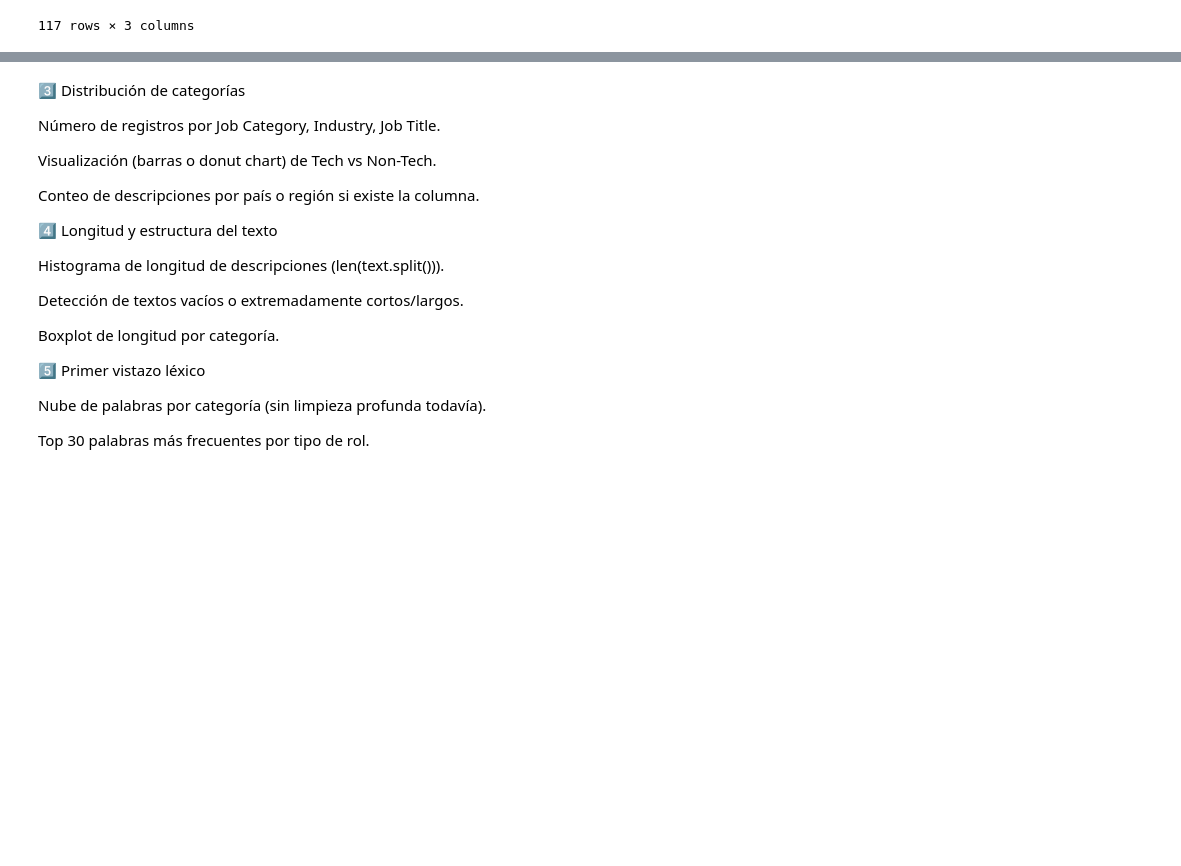
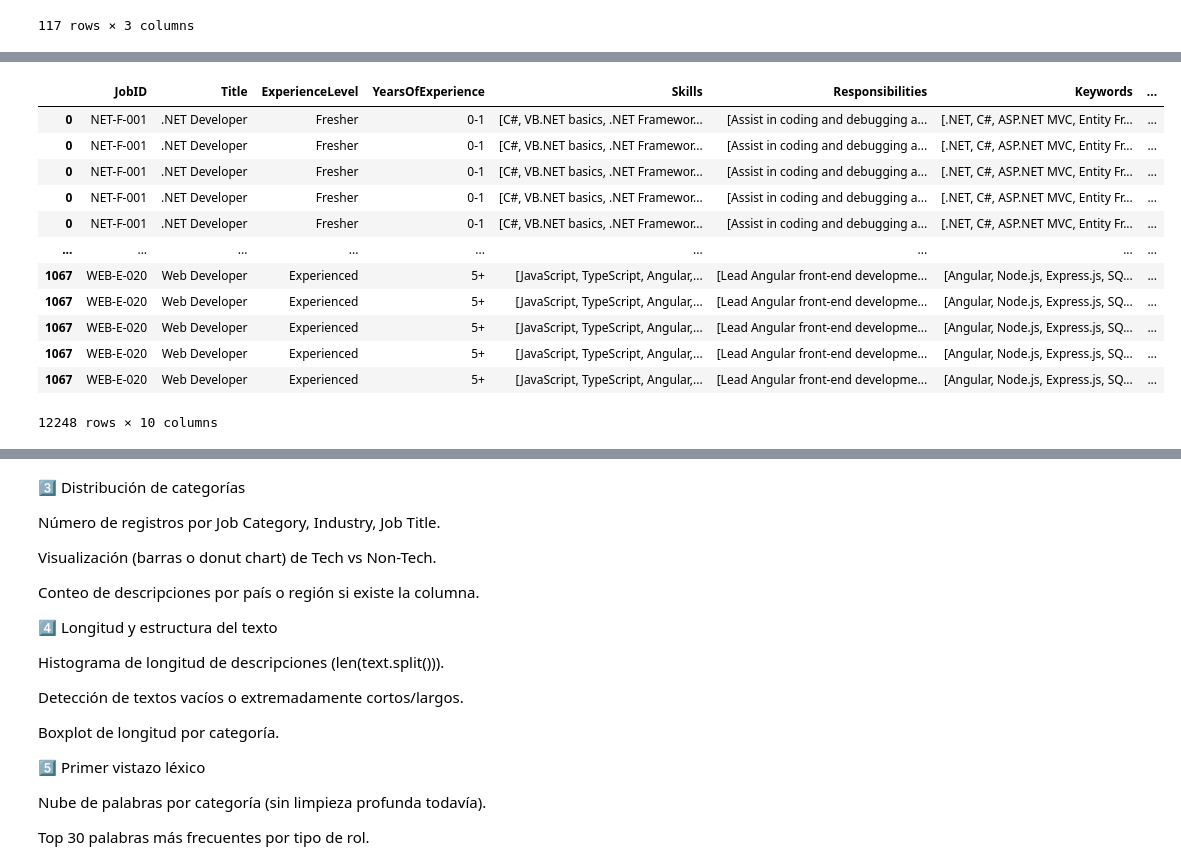
Before and after one commit to Laura-Alonso/Job_Descriptions_2025_NPL, a Jupyter notebook: src/01_exploration.ipynb, the cells around one changed output, grey strips where cells are left out. Cells and saved outputs as stored; diff of their text form; code cells hidden in the pictures; blank space fills up the shorter version.

Commit message:
EDA Skills in progress

```diff
--- a/src/01_exploration.ipynb
+++ b/src/01_exploration.ipynb
@@ -251,0 +244,9 @@ plt.show()
+# %%
+# Group Mid and Mid-Senior (rewritting ExperienceLevel_clean values)
+df_raw["ExperienceLevel_clean"] = (
+    df_raw["ExperienceLevel_clean"]
+    .replace({"Mid-Senior": "Mid"})
+)
+
+# Print final labels
+print(f'Final labels: {df_raw["ExperienceLevel_clean"].unique()}')
@@ -253,0 +267,29 @@ Now is easier explore
+# %%
+# Prepare data.
+
+## Transform thee skill column into a list
+df_raw["Skills_list"] = df_raw["Skills"].apply(
+    lambda x: ast.literal_eval(x) if isinstance(x, str) else x
+)
+
+## Create a skill table as a copy of the original data but with as much rows as the skills and jobs
+df_skills = df_raw.explode("Skills_list").copy()
+df_skills.rename(columns={"Skills_list": "Skill"}, inplace=True)
+df_skills["Skill"] = df_skills["Skill"].str.strip()
+
+# Results
+df_skills
+# %% [output]
+|  | JobID | Title | ExperienceLevel | YearsOfExperience | Skills | Responsibilities | Keywords | ... |
+| 0 | NET-F-001 | .NET Developer | Fresher | 0-1 | [C#, VB.NET basics, .NET Framewor... | [Assist in coding and debugging a... | [.NET, C#, ASP.NET MVC, Entity Fr... | ... |
+| 0 | NET-F-001 | .NET Developer | Fresher | 0-1 | [C#, VB.NET basics, .NET Framewor... | [Assist in coding and debugging a... | [.NET, C#, ASP.NET MVC, Entity Fr... | ... |
+| 0 | NET-F-001 | .NET Developer | Fresher | 0-1 | [C#, VB.NET basics, .NET Framewor... | [Assist in coding and debugging a... | [.NET, C#, ASP.NET MVC, Entity Fr... | ... |
+| 0 | NET-F-001 | .NET Developer | Fresher | 0-1 | [C#, VB.NET basics, .NET Framewor... | [Assist in coding and debugging a... | [.NET, C#, ASP.NET MVC, Entity Fr... | ... |
+| 0 | NET-F-001 | .NET Developer | Fresher | 0-1 | [C#, VB.NET basics, .NET Framewor... | [Assist in coding and debugging a... | [.NET, C#, ASP.NET MVC, Entity Fr... | ... |
+| ... | ... | ... | ... | ... | ... | ... | ... | ... |
+| 1067 | WEB-E-020 | Web Developer | Experienced | 5+ | [JavaScript, TypeScript, Angular,... | [Lead Angular front-end developme... | [Angular, Node.js, Express.js, SQ... | ... |
+| 1067 | WEB-E-020 | Web Developer | Experienced | 5+ | [JavaScript, TypeScript, Angular,... | [Lead Angular front-end developme... | [Angular, Node.js, Express.js, SQ... | ... |
+| 1067 | WEB-E-020 | Web Developer | Experienced | 5+ | [JavaScript, TypeScript, Angular,... | [Lead Angular front-end developme... | [Angular, Node.js, Express.js, SQ... | ... |
+| 1067 | WEB-E-020 | Web Developer | Experienced | 5+ | [JavaScript, TypeScript, Angular,... | [Lead Angular front-end developme... | [Angular, Node.js, Express.js, SQ... | ... |
+| 1067 | WEB-E-020 | Web Developer | Experienced | 5+ | [JavaScript, TypeScript, Angular,... | [Lead Angular front-end developme... | [Angular, Node.js, Express.js, SQ... | ... |
+12248 rows × 10 columns
```
Also changed, not shown: parts of 18 cells of this notebook.
